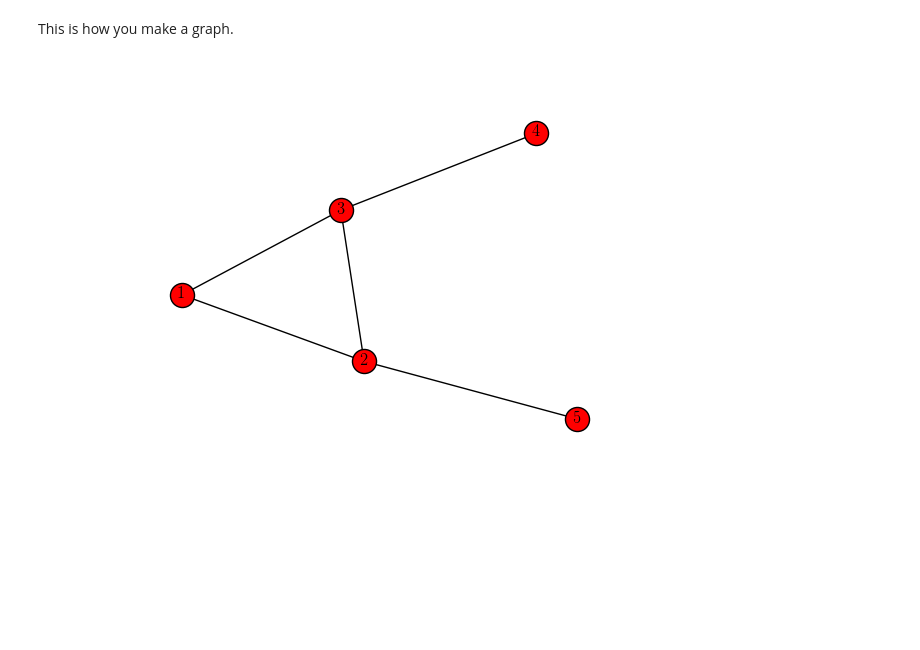
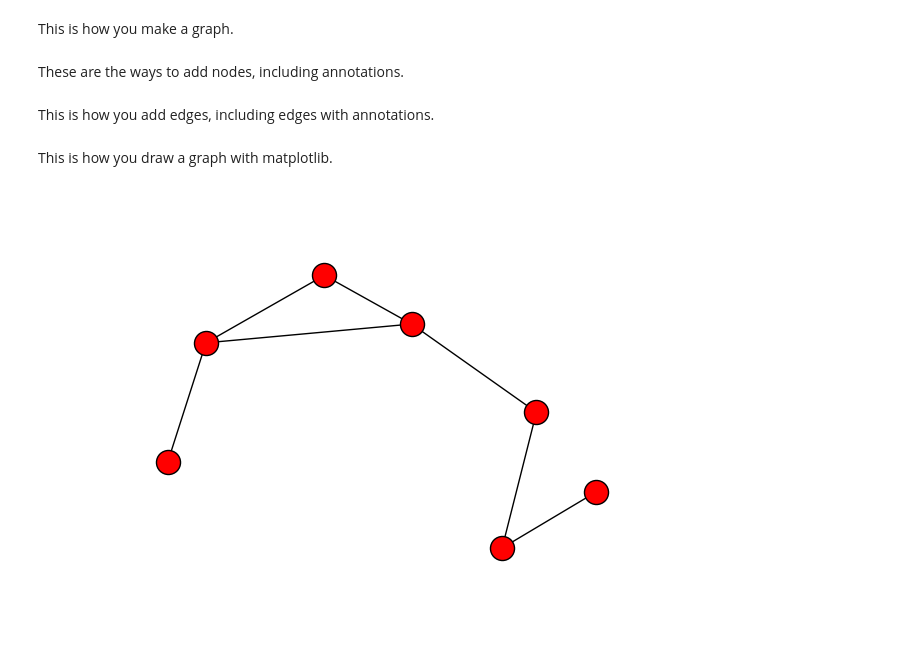
Before and after one commit to bit-lsi/BMDL2016, a Jupyter notebook: exercises/nx_primer.ipynb, the cells around one changed output. Drawn from its saved outputs; the diff is of its cells as text; code cells hidden in the pictures; blank space fills up the shorter version.

```diff
--- a/exercises/nx_primer.ipynb
+++ b/exercises/nx_primer.ipynb
@@ -7,18 +8,30 @@ import matplotlib.pyplot as plt
 # %% [markdown]
 This is how you make a graph.
 # %%
-g = nx.Graph()
+G = nx.Graph()
+# %% [markdown]
+These are the ways to add nodes, including annotations.
+# %%
+G.add_node(1)
+G.add_nodes_from([2, 3, 4, 5])
+
+G.add_node(6, note='foo')
+G.add_node(7, {'note': 'bar'})
+# %% [markdown]
+This is how you add edges, including edges with annotations.
 # %%
-g.add_node(1)
-g.add_nodes_from([2, 3, 4, 5])
-
-g.add_edge(1, 2)
+G.add_edge(1, 2)
 
 edge = (2, 3)
-g.add_edge(*edge)
+G.add_edge(*edge)
 
-g.add_edges_from([(1, 3), (3, 4), (2, 5)])
+G.add_edge(6, 7, note='baz')
+G.add_edge(5, 6, {'note': 'bum'})
 
-nx.draw(g, with_labels=True)
+G.add_edges_from([(1, 3), (3, 4), (2, 5)])
-# %% [output]
-[figure, removed]
+# %% [markdown]
+This is how you draw a graph with matplotlib.
+# %%
+nx.draw(G)
+# %% [output]
+[figure, added]
```
Also changed, not shown: parts of 15 cells of this notebook.
